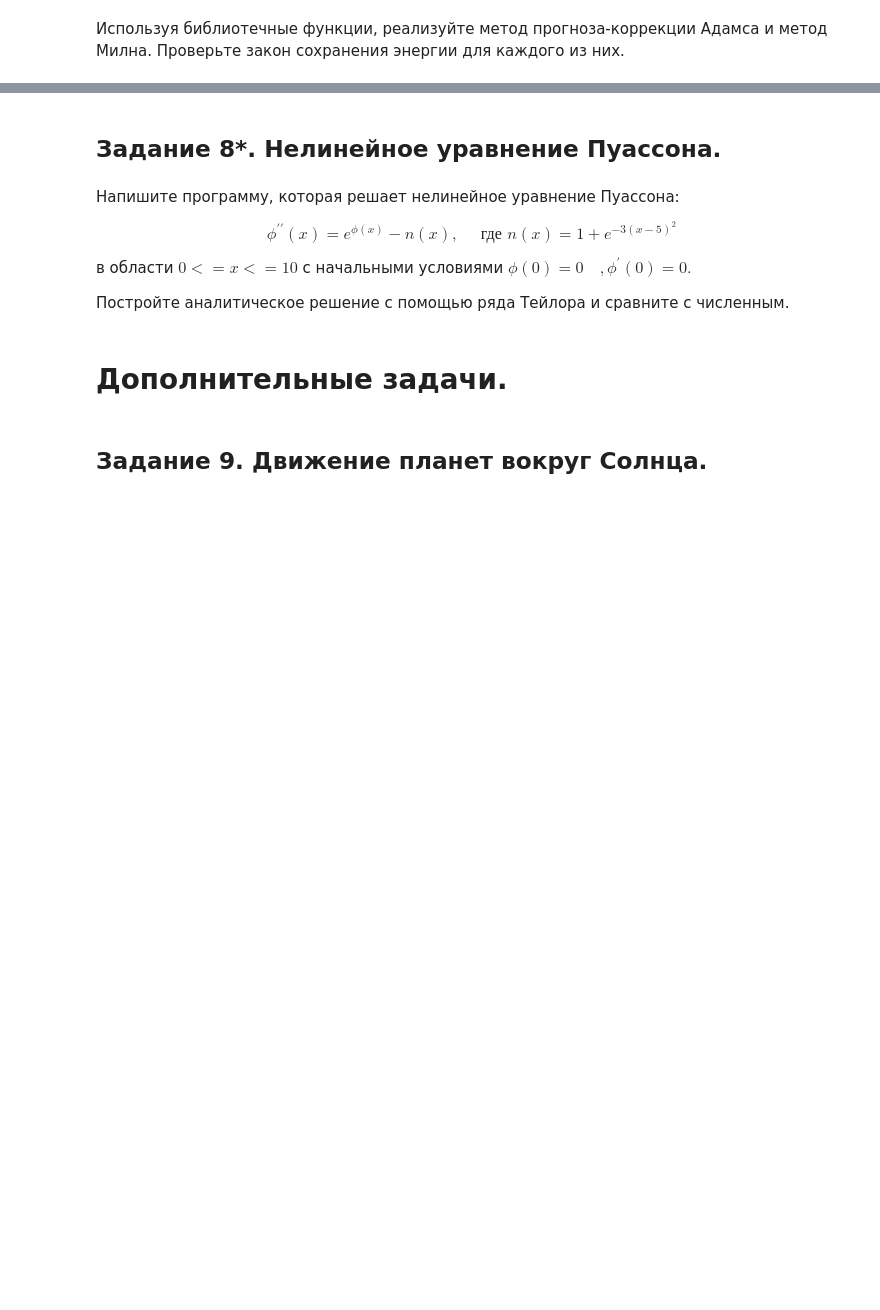
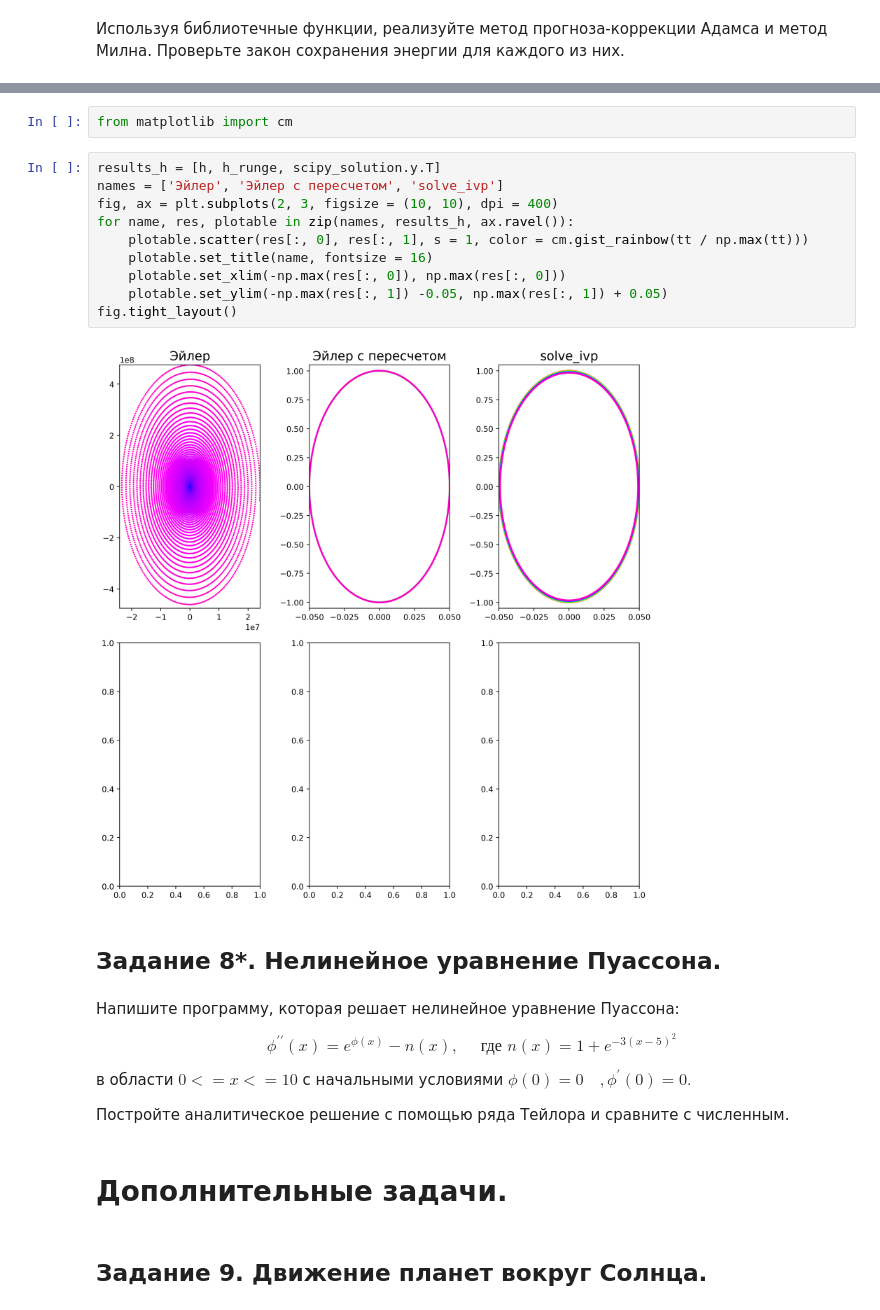
Before and after one commit to ShmakovVladimir/Computational_mathematics_second_sem, a Jupyter notebook: part_2/hw6/6 Задание - Задача Коши.ipynb, the cells around one changed output, grey strips where cells are left out. Cells and saved outputs as stored; diff of their text form; blank space fills up the shorter version.

```diff
--- a/part_2/hw6/6 Задание - Задача Коши.ipynb
+++ b/part_2/hw6/6 Задание - Задача Коши.ipynb
@@ -568,3 +579,17 @@ plt.legend()
+# %%
+from matplotlib import cm
+# %%
+results_h = [h, h_runge, scipy_solution.y.T]
+names = ['Эйлер', 'Эйлер с пересчетом', 'solve_ivp']
+fig, ax = plt.subplots(2, 3, figsize = (10, 10), dpi = 400)
+for name, res, plotable in zip(names, results_h, ax.ravel()):
+    plotable.scatter(res[:, 0], res[:, 1], s = 1, color = cm.gist_rainbow(tt / np.max(tt)))
+    plotable.set_title(name, fontsize = 16)
+    plotable.set_xlim(-np.max(res[:, 0]), np.max(res[:, 0]))
+    plotable.set_ylim(-np.max(res[:, 1]) -0.05, np.max(res[:, 1]) + 0.05)
+fig.tight_layout()
+# %% [output]
+[figure, added]
 # %% [markdown]
 ## Задание 8*. Нелинейное уравнение Пуассона.
 # %% [markdown]
```
Also changed, not shown: parts of 5 cells of this notebook.
